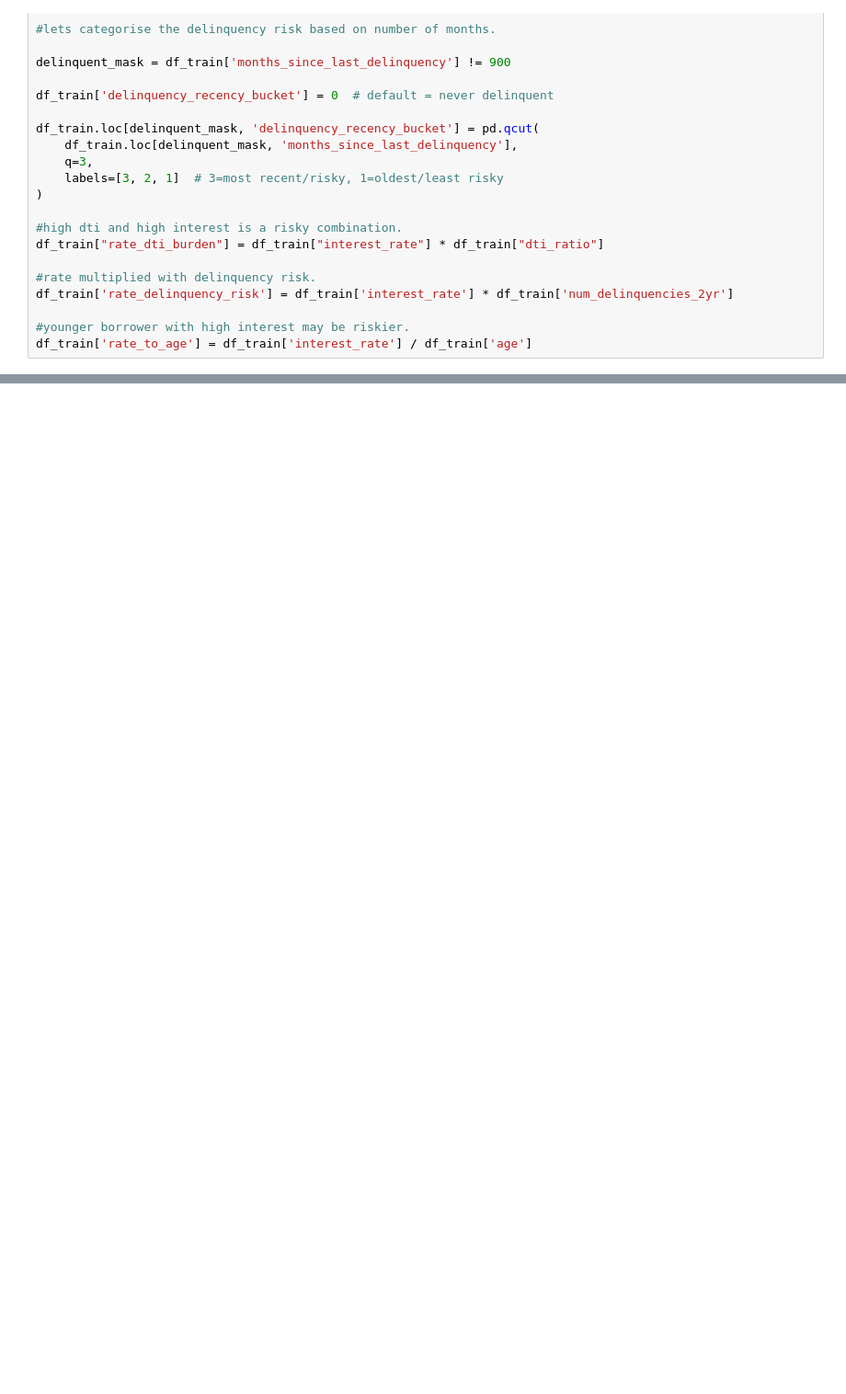
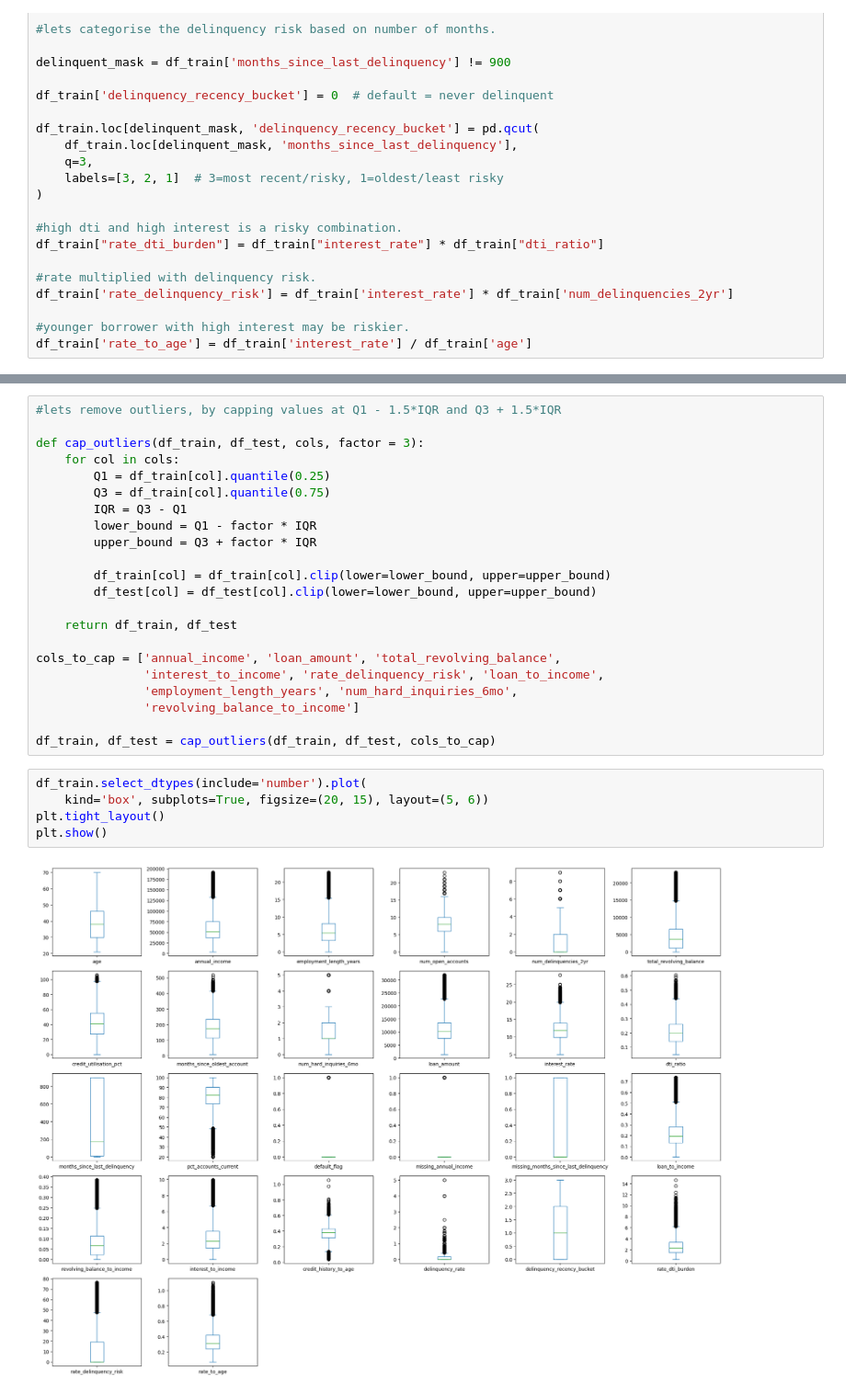
Before and after one commit to mphomutchinya/Robust-interactive-credit-model, a Jupyter notebook: notebooks/feature_engineering.ipynb, the cells around one changed output, grey strips where cells are left out. Shown at 92% size. Drawn from its saved outputs; the diff is of its cells as text; blank space fills up the shorter version.

```diff
--- a/notebooks/feature_engineering.ipynb
+++ b/notebooks/feature_engineering.ipynb
@@ -101,0 +146,29 @@ df_train.head(10)
+# %%
+#lets remove outliers, by capping values at Q1 - 1.5*IQR and Q3 + 1.5*IQR
+
+def cap_outliers(df_train, df_test, cols, factor = 3):
+    for col in cols:
+        Q1 = df_train[col].quantile(0.25)
+        Q3 = df_train[col].quantile(0.75)
+        IQR = Q3 - Q1
+        lower_bound = Q1 - factor * IQR
+        upper_bound = Q3 + factor * IQR
+
+        df_train[col] = df_train[col].clip(lower=lower_bound, upper=upper_bound)
+        df_test[col] = df_test[col].clip(lower=lower_bound, upper=upper_bound)
+
+    return df_train, df_test
+
+cols_to_cap = ['annual_income', 'loan_amount', 'total_revolving_balance',
+               'interest_to_income', 'rate_delinquency_risk', 'loan_to_income',
+               'employment_length_years', 'num_hard_inquiries_6mo',
+               'revolving_balance_to_income']
+
+df_train, df_test = cap_outliers(df_train, df_test, cols_to_cap)
+# %%
+df_train.select_dtypes(include='number').plot(
+    kind='box', subplots=True, figsize=(20, 15), layout=(5, 6))
+plt.tight_layout()
+plt.show()
+# %% [output]
+[figure, added]
```
Also changed, not shown: parts of 12 cells of this notebook.
